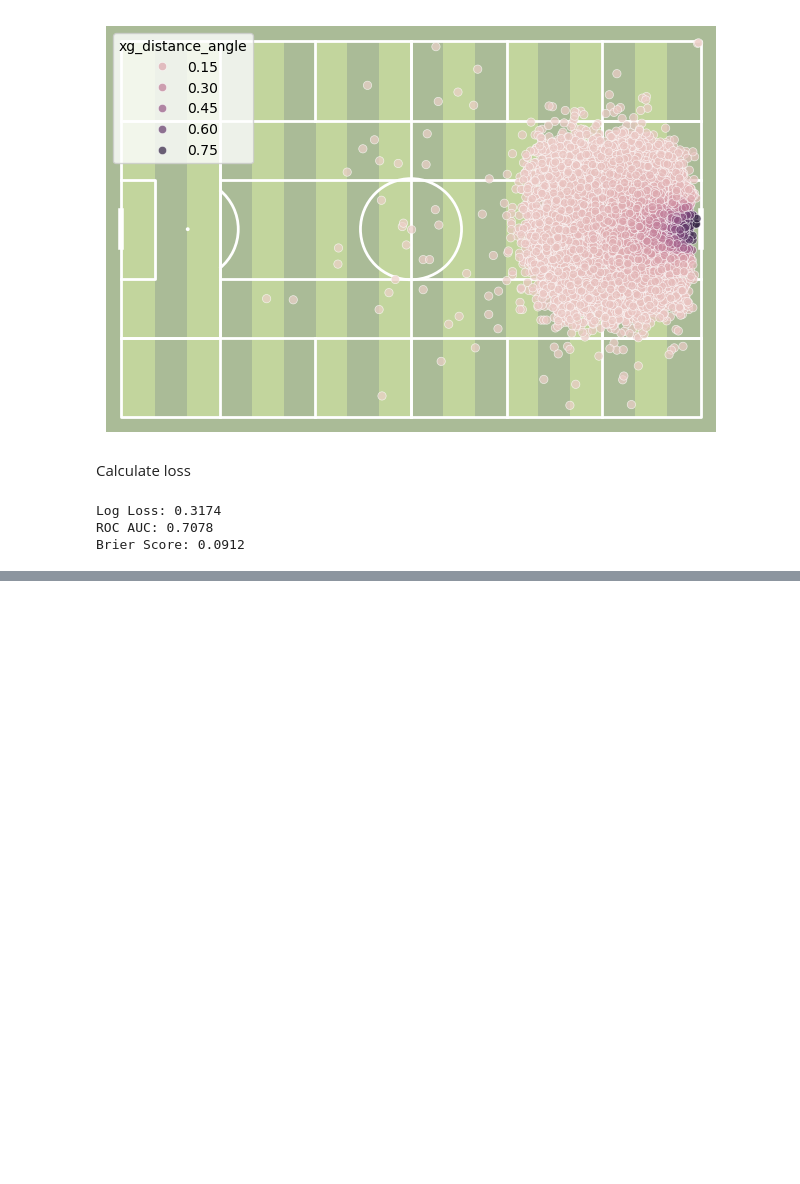
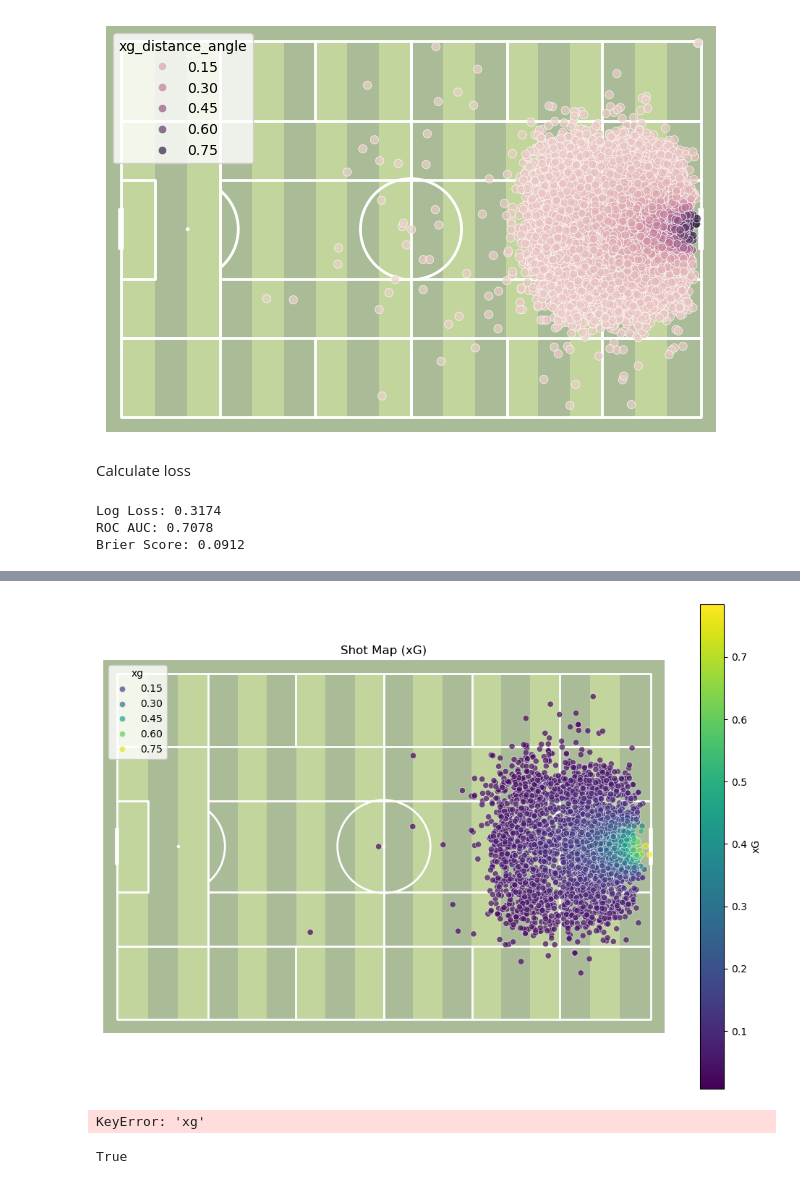
Before and after one commit to Data-Science-Club-ELTE/football-analytics, a Jupyter notebook: xg_model.ipynb, the cells around one changed output, grey strips where cells are left out. Drawn from its saved outputs; the diff is of its cells as text; code cells hidden in the pictures; blank space fills up the shorter version.

```diff
--- a/xg_model.ipynb
+++ b/xg_model.ipynb
@@ -418,0 +425,2 @@ Brier Score: 0.0912
+# %%
+ellenorzes = fizz.copy()
@@ -418,0 +443,2 @@ Brier Score: 0.0912
+# %%
+ellenorzes = xg.calculate_xg_df(ellenorzes)
@@ -418,0 +461,12 @@ Brier Score: 0.0912
+# %%
+fig, ax = xg.plot_xg(ellenorzes)
+# %% [output]
+[figure, added]
+# %%
+(fizz['xg'] == ellenorzes['xg']).all()
+# %% [output]
+KeyError: 'xg'
+# %%
+np.allclose(fizz['xg'], ellenorzes['xg'])
+# %% [output]
+True
```
Also changed, not shown: parts of 6 cells of this notebook, 2 other files.
